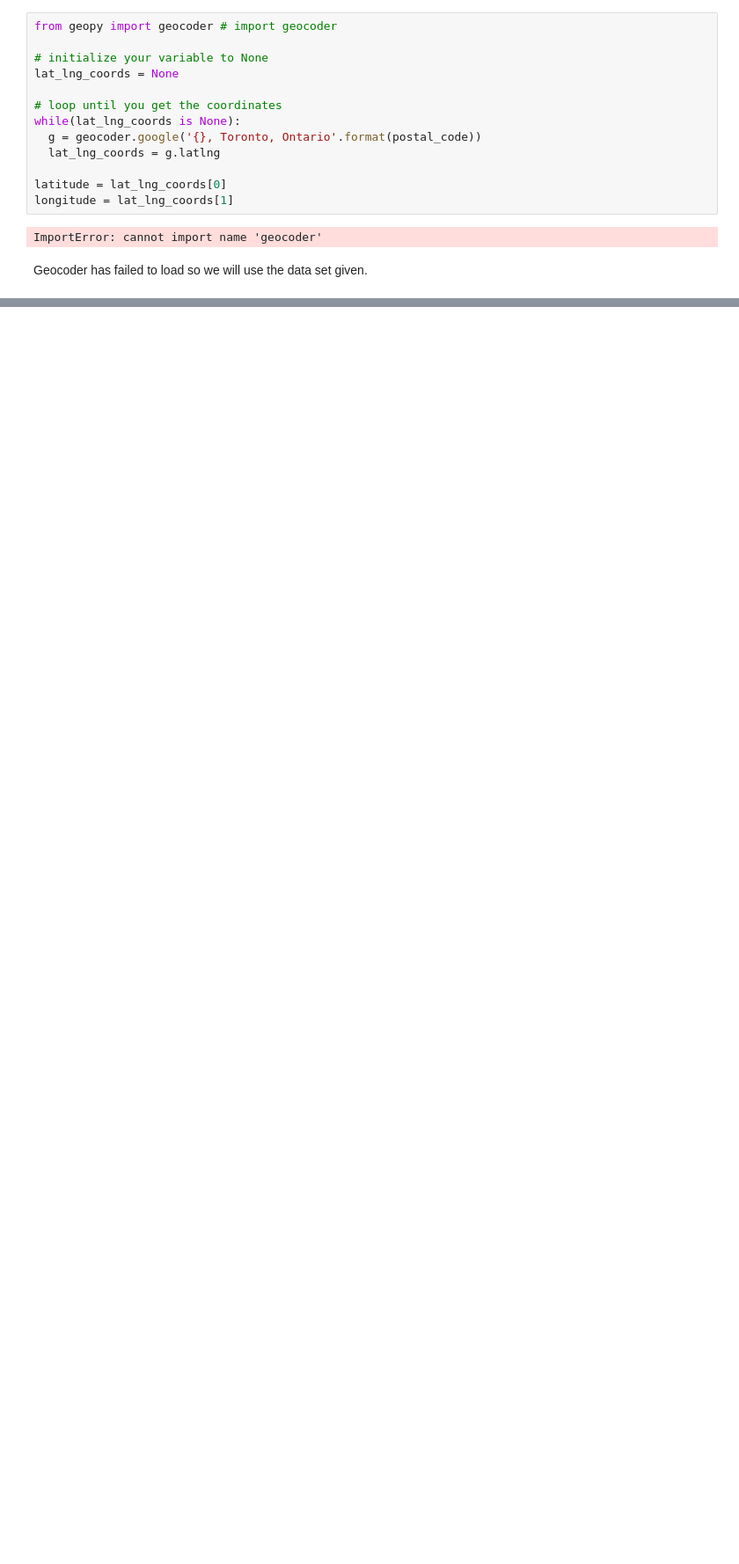
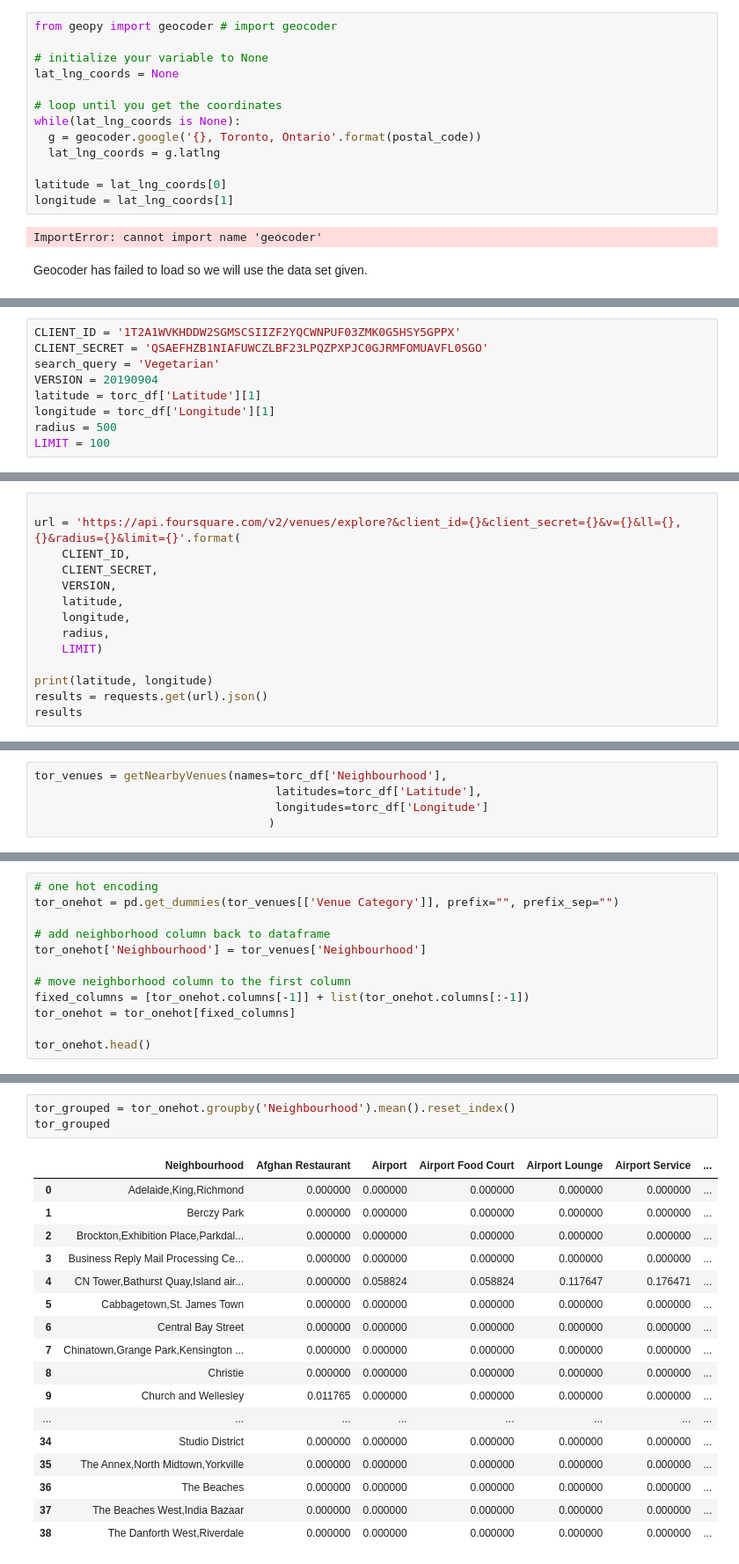
Before and after one commit to Thabetten/Capstone, a Jupyter notebook: Capstone Notebook.ipynb, the cells around one changed output, grey strips where cells are left out. Shown: that part at 88% size. Cells and saved outputs as stored; diff of their text form; blank space fills up the shorter version.

Commit message:
Published from Watson Studio.

```diff
--- a/Capstone Notebook.ipynb
+++ b/Capstone Notebook.ipynb
@@ -121,0 +222,9 @@ tc_df.head()
+# %%
+CLIENT_ID = '1T2A1WVKHDDW2SGMSCSIIZF2YQCWNPUF03ZMK0G5HSY5GPPX'
+CLIENT_SECRET = 'QSAEFHZB1NIAFUWCZLBF23LPQZPXPJC0GJRMFOMUAVFL0SGO'
+search_query = 'Vegetarian'
+VERSION = 20190904
+latitude = torc_df['Latitude'][1]
+longitude = torc_df['Longitude'][1]
+radius = 500
+LIMIT = 100
@@ -121,0 +237,14 @@ tc_df.head()
+# %%
+
+url = 'https://api.foursquare.com/v2/venues/explore?&client_id={}&client_secret={}&v={}&ll={},{}&radius={}&limit={}'.format(
+    CLIENT_ID,
+    CLIENT_SECRET,
+    VERSION,
+    latitude,
+    longitude,
+    radius,
+    LIMIT)
+
+print(latitude, longitude)
+results = requests.get(url).json()
+results
@@ -121,0 +314,5 @@ tc_df.head()
+# %%
+tor_venues = getNearbyVenues(names=torc_df['Neighbourhood'],
+                                   latitudes=torc_df['Latitude'],
+                                   longitudes=torc_df['Longitude']
+                                  )
@@ -121,0 +371,12 @@ tc_df.head()
+# %%
+# one hot encoding
+tor_onehot = pd.get_dummies(tor_venues[['Venue Category']], prefix="", prefix_sep="")
+
+# add neighborhood column back to dataframe
+tor_onehot['Neighbourhood'] = tor_venues['Neighbourhood']
+
+# move neighborhood column to the first column
+fixed_columns = [tor_onehot.columns[-1]] + list(tor_onehot.columns[:-1])
+tor_onehot = tor_onehot[fixed_columns]
+
+tor_onehot.head()
@@ -121,0 +391,21 @@ tc_df.head()
+# %%
+tor_grouped = tor_onehot.groupby('Neighbourhood').mean().reset_index()
+tor_grouped
+# %% [output]
+|  | Neighbourhood | Afghan Restaurant | Airport | Airport Food Court | Airport Lounge | Airport Service | ... |
+| 0 | Adelaide,King,Richmond | 0.000000 | 0.000000 | 0.000000 | 0.000000 | 0.000000 | ... |
+| 1 | Berczy Park | 0.000000 | 0.000000 | 0.000000 | 0.000000 | 0.000000 | ... |
+| 2 | Brockton,Exhibition Place,Parkdal... | 0.000000 | 0.000000 | 0.000000 | 0.000000 | 0.000000 | ... |
+| 3 | Business Reply Mail Processing Ce... | 0.000000 | 0.000000 | 0.000000 | 0.000000 | 0.000000 | ... |
+| 4 | CN Tower,Bathurst Quay,Island air... | 0.000000 | 0.058824 | 0.058824 | 0.117647 | 0.176471 | ... |
+| 5 | Cabbagetown,St. James Town | 0.000000 | 0.000000 | 0.000000 | 0.000000 | 0.000000 | ... |
+| 6 | Central Bay Street | 0.000000 | 0.000000 | 0.000000 | 0.000000 | 0.000000 | ... |
+| 7 | Chinatown,Grange Park,Kensington ... | 0.000000 | 0.000000 | 0.000000 | 0.000000 | 0.000000 | ... |
+| 8 | Christie | 0.000000 | 0.000000 | 0.000000 | 0.000000 | 0.000000 | ... |
+| 9 | Church and Wellesley | 0.011765 | 0.000000 | 0.000000 | 0.000000 | 0.000000 | ... |
+| ... | ... | ... | ... | ... | ... | ... | ... |
+| 34 | Studio District | 0.000000 | 0.000000 | 0.000000 | 0.000000 | 0.000000 | ... |
+| 35 | The Annex,North Midtown,Yorkville | 0.000000 | 0.000000 | 0.000000 | 0.000000 | 0.000000 | ... |
+| 36 | The Beaches | 0.000000 | 0.000000 | 0.000000 | 0.000000 | 0.000000 | ... |
+| 37 | The Beaches West,India Bazaar | 0.000000 | 0.000000 | 0.000000 | 0.000000 | 0.000000 | ... |
+| 38 | The Danforth West,Riverdale | 0.000000 | 0.000000 | 0.000000 | 0.000000 | 0.000000 | ... |
```
Also changed, not shown: parts of 31 cells of this notebook.
